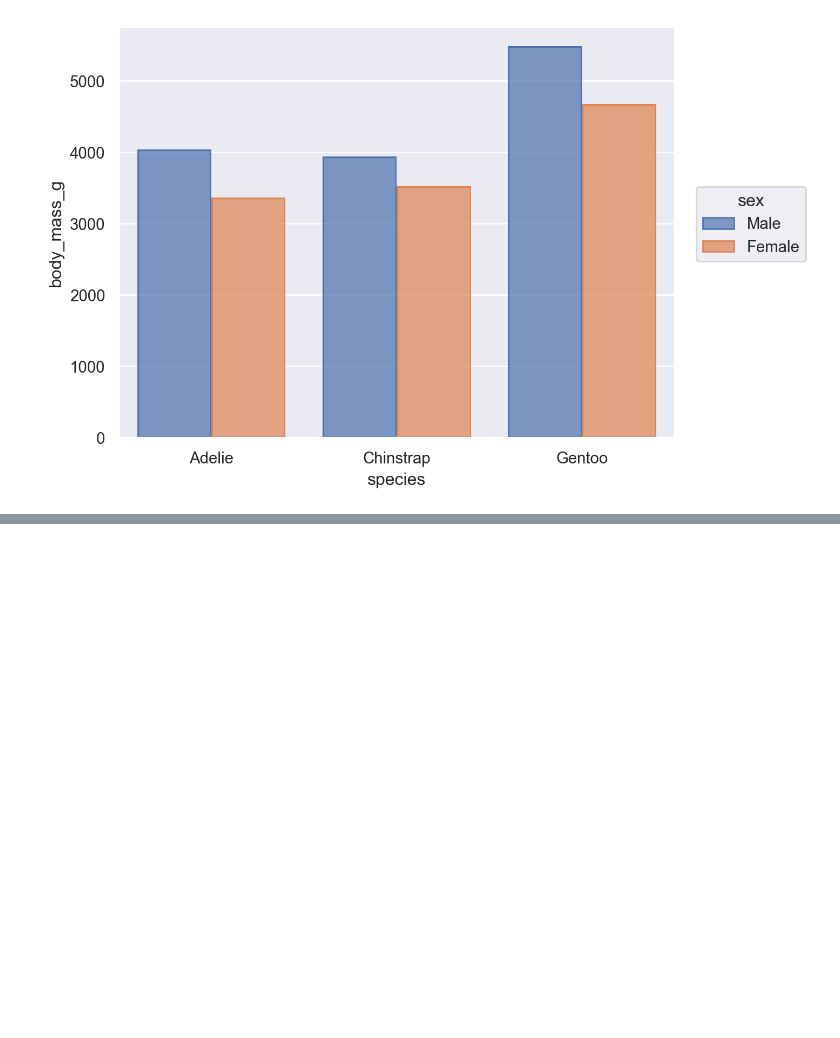
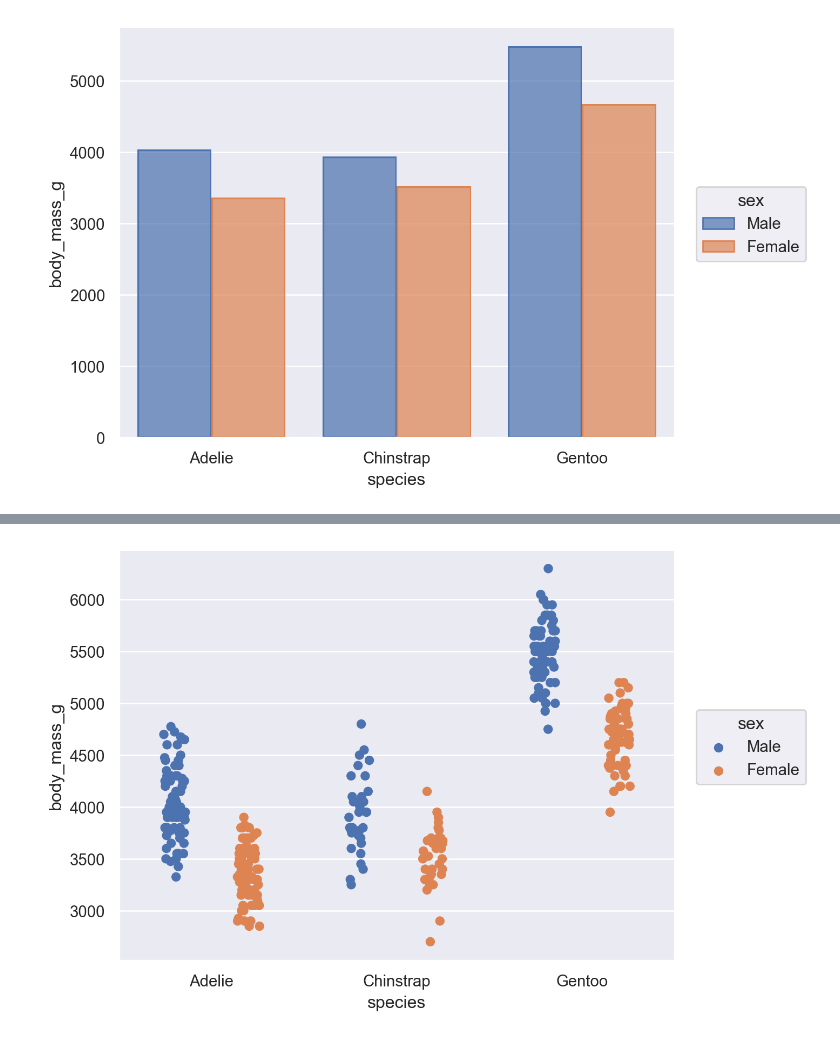
Before and after one commit to hapvpy/Seaborn, a Jupyter notebook: 04. The_seaborn.objects_interface.ipynb, the cells around one changed output, grey strips where cells are left out. Drawn from its saved outputs; the diff is of its cells as text; code cells hidden in the pictures; blank space fills up the shorter version.

```diff
--- a/04. The_seaborn.objects_interface.ipynb
+++ b/04. The_seaborn.objects_interface.ipynb
@@ -149,0 +156,5 @@ healthexp = sns.load_dataset("healthexp")
+# %%
+# 여러 이동 작업을 순서대로 적용할 수도 있다.
+so.Plot(penguins, x="species", y="body_mass_g", color="sex").add(so.Dot(), so.Dodge(), so.Jitter(.3))
+# %% [output]
+[figure, added]
```
Also changed, not shown: parts of 9 cells of this notebook.
